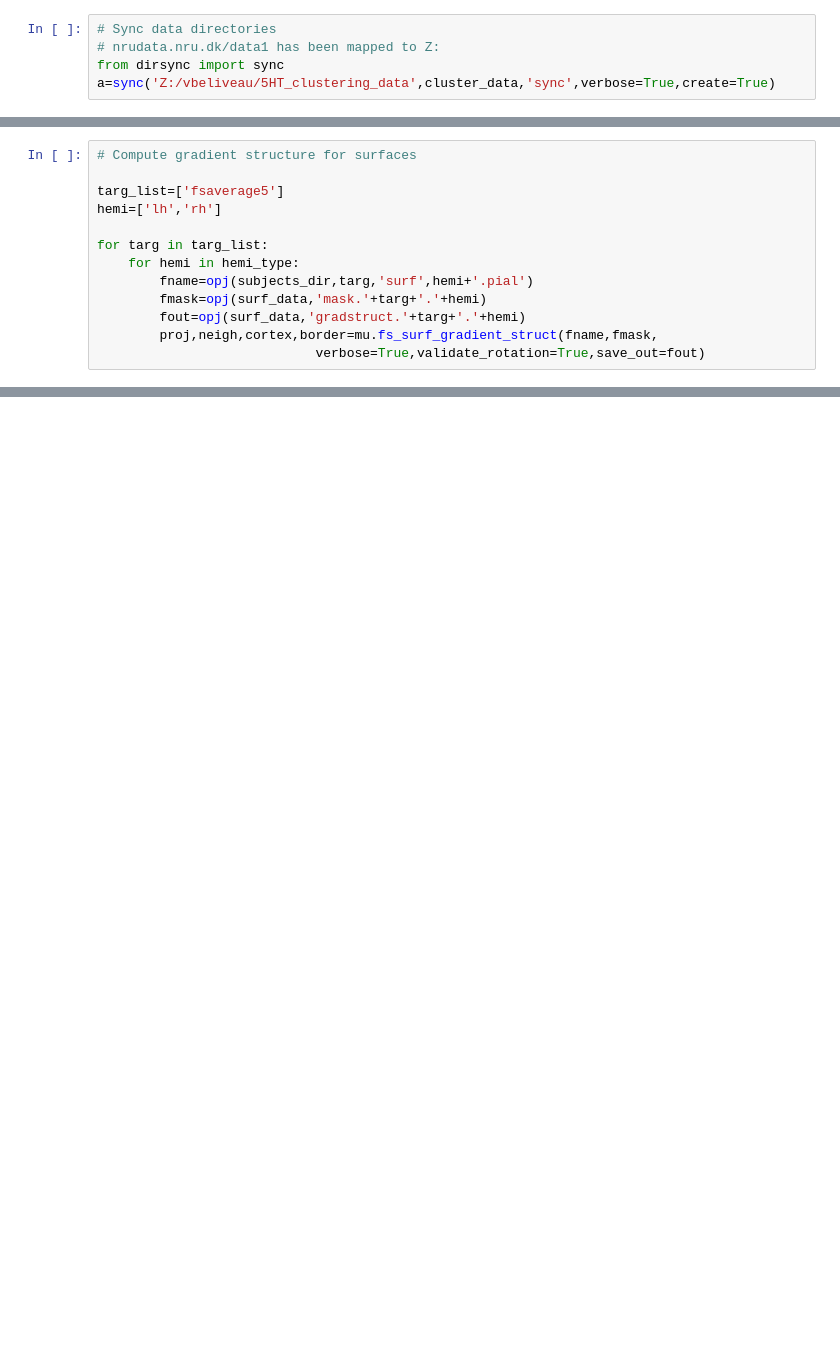
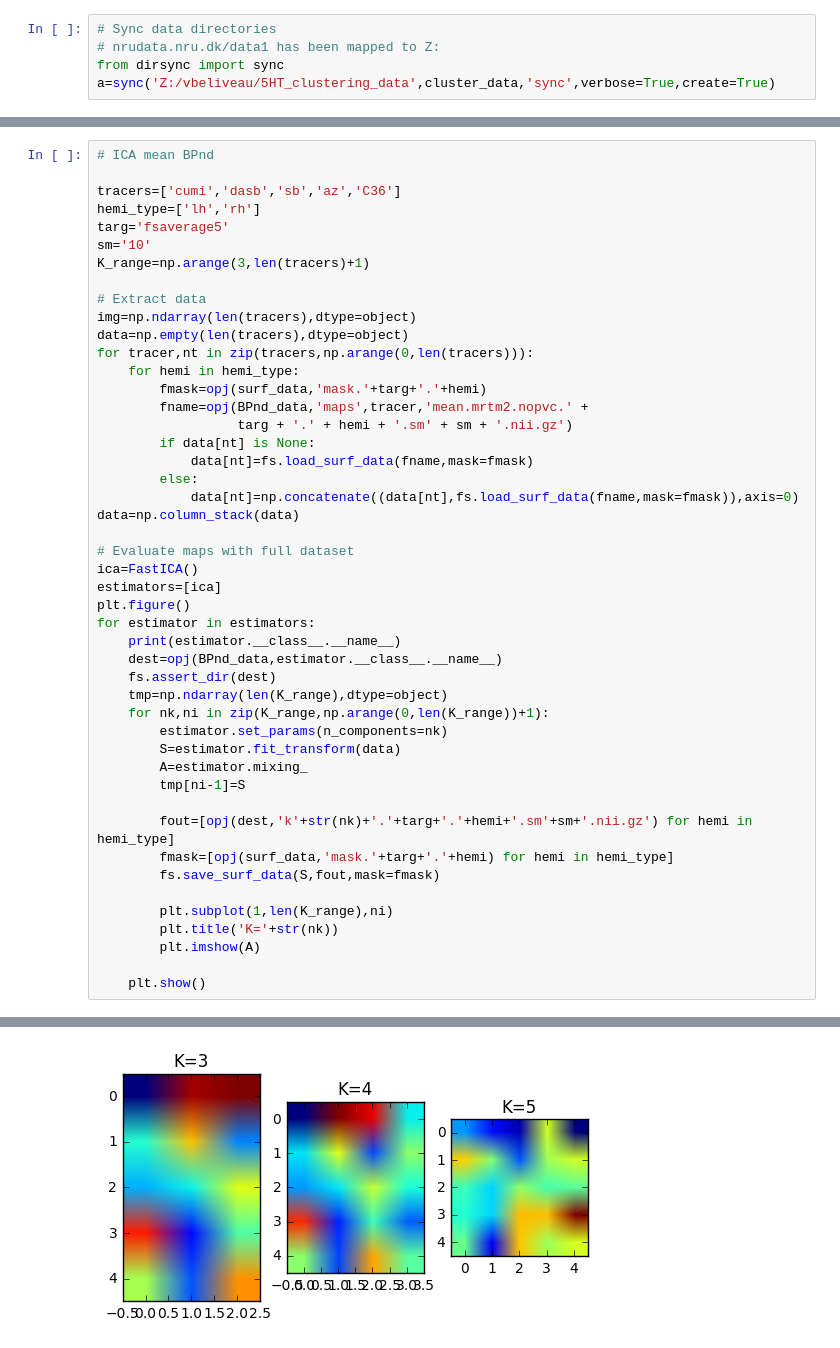
Before and after one commit to melanieganz/5HT_clustering, a Jupyter notebook: clustering_analysis.ipynb, the cells around one changed output, grey strips where cells are left out. Saved outputs shown, nothing was run; the diff lists cells and outputs as text; blank space fills up the shorter version.

```diff
--- a/clustering_analysis.ipynb
+++ b/clustering_analysis.ipynb
@@ -739,13 +82,0 @@ ValueError: could not broadcast input array from shape (10242) into shape (1,1,1
-# %%
-# Compute gradient structure for surfaces
-
-targ_list=['fsaverage5']
-hemi=['lh','rh']
-
-for targ in targ_list:
-    for hemi in hemi_type:
-        fname=opj(subjects_dir,targ,'surf',hemi+'.pial')
-        fmask=opj(surf_data,'mask.'+targ+'.'+hemi)
-        fout=opj(surf_data,'gradstruct.'+targ+'.'+hemi)
-        proj,neigh,cortex,border=mu.fs_surf_gradient_struct(fname,fmask,
-                            verbose=True,validate_rotation=True,save_out=fout)
@@ -816,0 +83,48 @@ Saving data with dimensions (10242,) to file C:/Users/vbeliveau/Downloads/5HT_cl
+# %%
+# ICA mean BPnd
+
+tracers=['cumi','dasb','sb','az','C36']
+hemi_type=['lh','rh']
+targ='fsaverage5'
+sm='10'
+K_range=np.arange(3,len(tracers)+1)
+
+# Extract data
+img=np.ndarray(len(tracers),dtype=object)
+data=np.empty(len(tracers),dtype=object)
+for tracer,nt in zip(tracers,np.arange(0,len(tracers))):
+    for hemi in hemi_type:
+        fmask=opj(surf_data,'mask.'+targ+'.'+hemi)
+        fname=opj(BPnd_data,'maps',tracer,'mean.mrtm2.nopvc.' +
+                  targ + '.' + hemi + '.sm' + sm + '.nii.gz')
+        if data[nt] is None:
+            data[nt]=fs.load_surf_data(fname,mask=fmask)
+        else:
+            data[nt]=np.concatenate((data[nt],fs.load_surf_data(fname,mask=fmask)),axis=0)
+data=np.column_stack(data)
+
+# Evaluate maps with full dataset
+ica=FastICA()
+estimators=[ica]
+plt.figure()
+for estimator in estimators:
+    print(estimator.__class__.__name__)
+    dest=opj(BPnd_data,estimator.__class__.__name__)
+    fs.assert_dir(dest)
+    tmp=np.ndarray(len(K_range),dtype=object)
+    for nk,ni in zip(K_range,np.arange(0,len(K_range))+1):
+        estimator.set_params(n_components=nk)
+        S=estimator.fit_transform(data)
+        A=estimator.mixing_
+        tmp[ni-1]=S
+
+        fout=[opj(dest,'k'+str(nk)+'.'+targ+'.'+hemi+'.sm'+sm+'.nii.gz') for hemi in hemi_type]
+        fmask=[opj(surf_data,'mask.'+targ+'.'+hemi) for hemi in hemi_type]
+        fs.save_surf_data(S,fout,mask=fmask)
+
+        plt.subplot(1,len(K_range),ni)
+        plt.title('K='+str(nk))
+        plt.imshow(A)
+
+    plt.show()
+# %% [output]
@@ -816,0 +132 @@ Saving data with dimensions (10242,) to file C:/Users/vbeliveau/Downloads/5HT_cl
+[figure, added]
```
Also changed, not shown: parts of 42 cells of this notebook, 2 other files.
